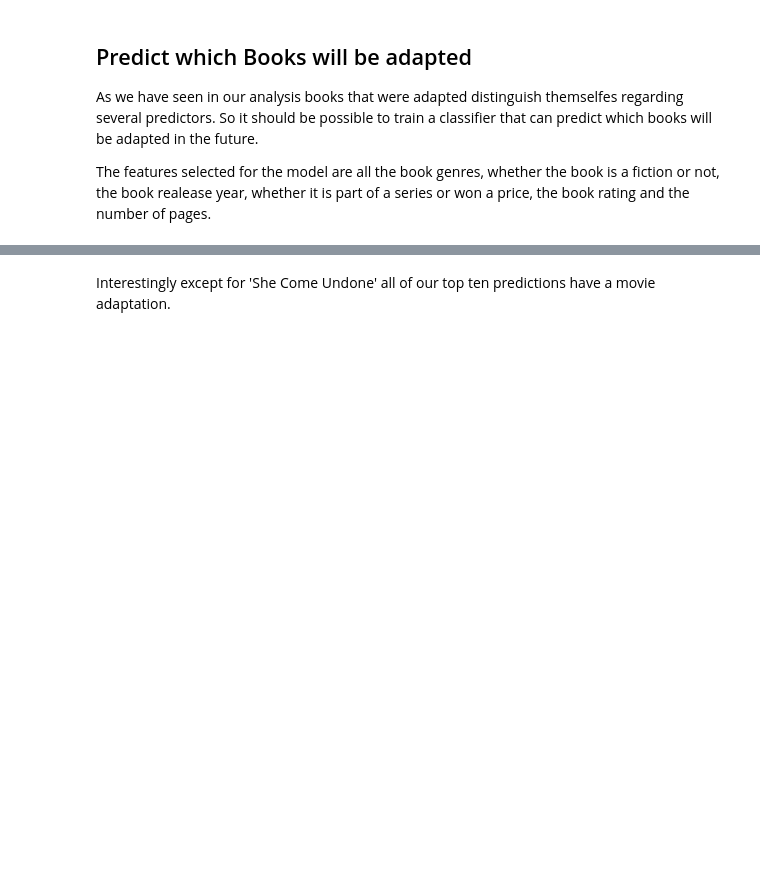
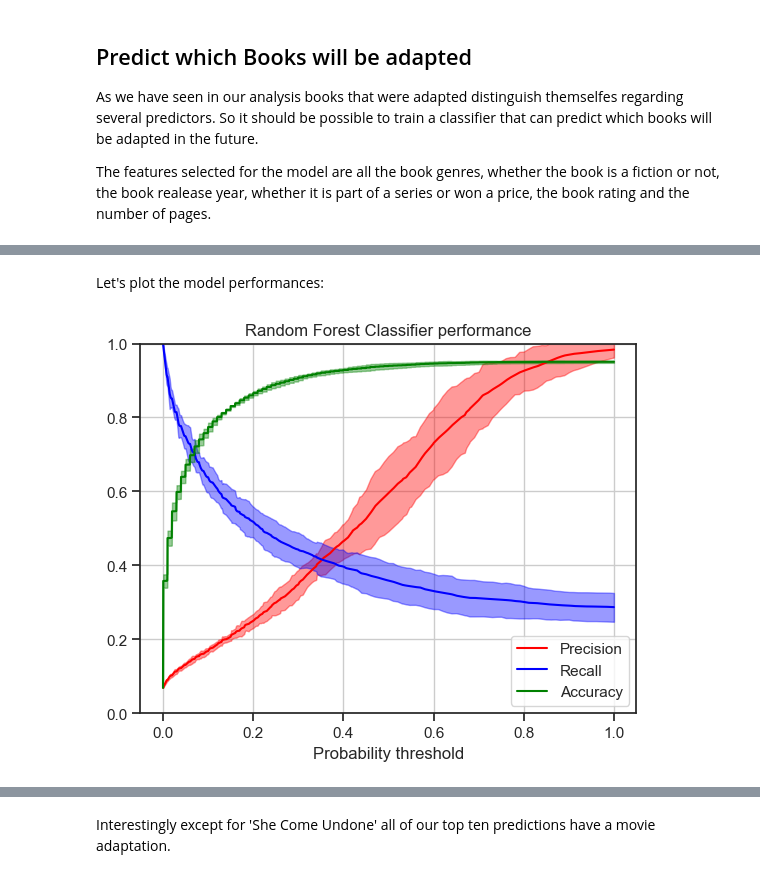
Before and after one commit to epfl-ada/ada-2023-project-team0110, a Jupyter notebook: milestone_3.ipynb, the cells around one changed output, grey strips where cells are left out. Cells and saved outputs as stored; diff of their text form; code cells hidden in the pictures; blank space fills up the shorter version.

```diff
--- a/milestone_3.ipynb
+++ b/milestone_3.ipynb
@@ -718,0 +737,40 @@ Mean Accuracy: 0.74 +- 0.006
+# %% [markdown]
+Let's plot the model performances:
+# %%
+def high_ci(x):
+    return x.mean()+1.96*x.std()
+def low_ci(x):
+    return x.mean()-1.96*x.std()
+
+precision_result=pd.DataFrame(precision_all).transpose()
+precision_result['mean']=precision_result.mean(axis=1)
+precision_result['high_ci']=precision_result.apply(lambda x:high_ci(x),axis=1)
+precision_result['low_ci']=precision_result.apply(lambda x:low_ci(x),axis=1)
+precision_result["Threshold"]=thresholds_fixed
+
+accuracy_result=pd.DataFrame(accuracy_all).transpose()
+accuracy_result['mean']=accuracy_result.mean(axis=1)
+accuracy_result['high_ci']=accuracy_result.apply(lambda x:high_ci(x),axis=1)
+accuracy_result['low_ci']=accuracy_result.apply(lambda x:low_ci(x),axis=1)
+accuracy_result["Threshold"]=thresholds_fixed
+
+recall_result=pd.DataFrame(recall_all).transpose()
+recall_result['mean']=recall_result.mean(axis=1)
+recall_result['high_ci']=recall_result.apply(lambda x:high_ci(x),axis=1)
+recall_result['low_ci']=recall_result.apply(lambda x:low_ci(x),axis=1)
+recall_result["Threshold"]=thresholds_fixed
+
+plt.plot(precision_result['Threshold'],precision_result['mean'],c='red')
+plt.plot(recall_result['Threshold'],recall_result['mean'],c='blue')
+plt.plot(accuracy_result['Threshold'],accuracy_result['mean'],c='green')
+plt.legend(['Precision','Recall','Accuracy'])
+plt.fill_between(precision_result['Threshold'].values,precision_result['high_ci'].values,precision_result['low_ci'].values,color='red',alpha=0.4)
+plt.fill_between(recall_result['Threshold'].values,recall_result['high_ci'].values,recall_result['low_ci'].values,color='blue',alpha=0.4)
+plt.fill_between(accuracy_result['Threshold'].values,accuracy_result['high_ci'].values,accuracy_result['low_ci'].values,color='green',alpha=0.4)
+plt.grid()
+plt.ylim([0,1])
+plt.xlabel('Probability threshold')
+plt.title(" ".join(re.findall('[A-Z][^A-Z]*',str(model_type).split('()')[0]))+" performance")
+plt.savefig("assets/"+str(model_type).split('()')[0]+"_performance"+".pdf", bbox_inches="tight")
+# %% [output]
+[figure, added]
```
Also changed, not shown: parts of 8 cells of this notebook, 10 other files.
